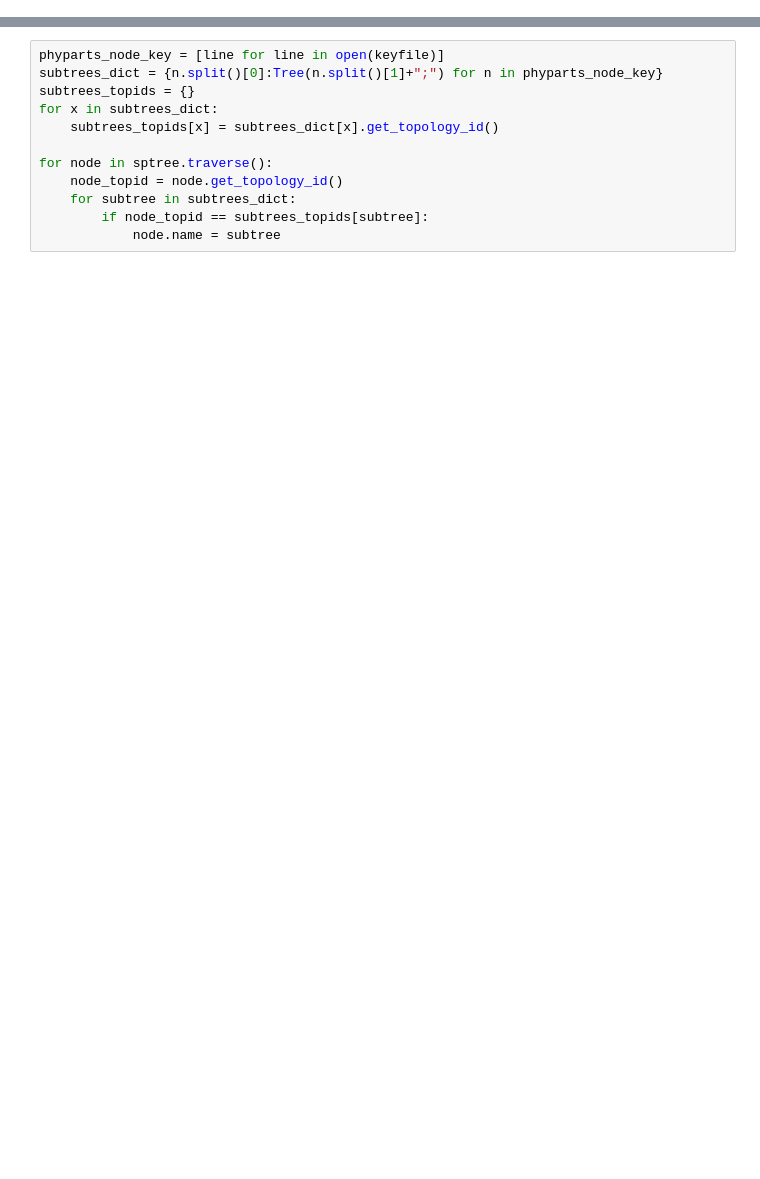
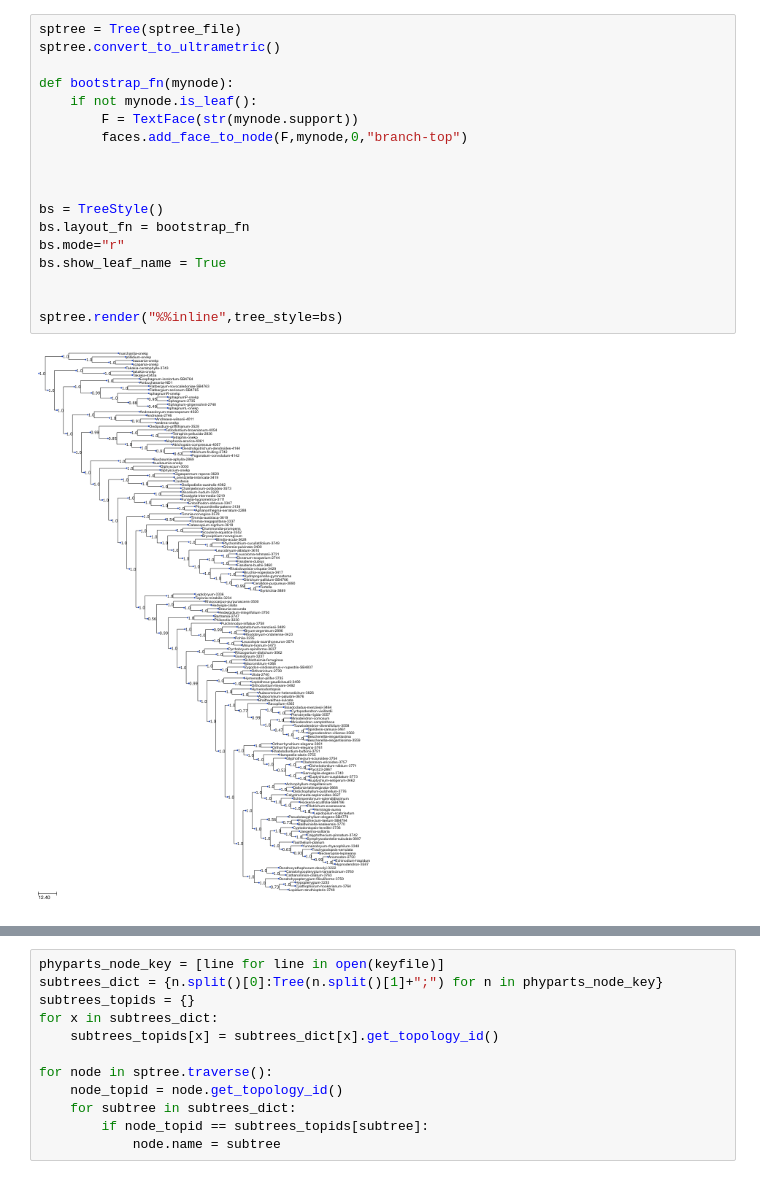
Before and after one commit to mossmatters/MJPythonNotebooks, a Jupyter notebook: PhyParts_PieCharts.ipynb, the cells around one changed output, grey strips where cells are left out. Drawn from its saved outputs; the diff is of its cells as text; blank space fills up the shorter version.

Commit message:
Add blog text to notebook

```diff
--- a/PhyParts_PieCharts.ipynb
+++ b/PhyParts_PieCharts.ipynb
@@ -47,0 +56,20 @@ Associate the nodes labeled by PhyParts with nodes on the ETE3 species tree.
+# %%
+sptree = Tree(sptree_file)
+sptree.convert_to_ultrametric()
+
+def bootstrap_fn(mynode):
+    if not mynode.is_leaf():
+        F = TextFace(str(mynode.support))
+        faces.add_face_to_node(F,mynode,0,"branch-top")
+
+
+
+bs = TreeStyle()
+bs.layout_fn = bootstrap_fn
+bs.mode="r"
+bs.show_leaf_name = True
+
+
+sptree.render("%%inline",tree_style=bs)
+# %% [output]
+[figure, added]
```
Also changed, not shown: parts of 21 cells of this notebook, 1 other file.
